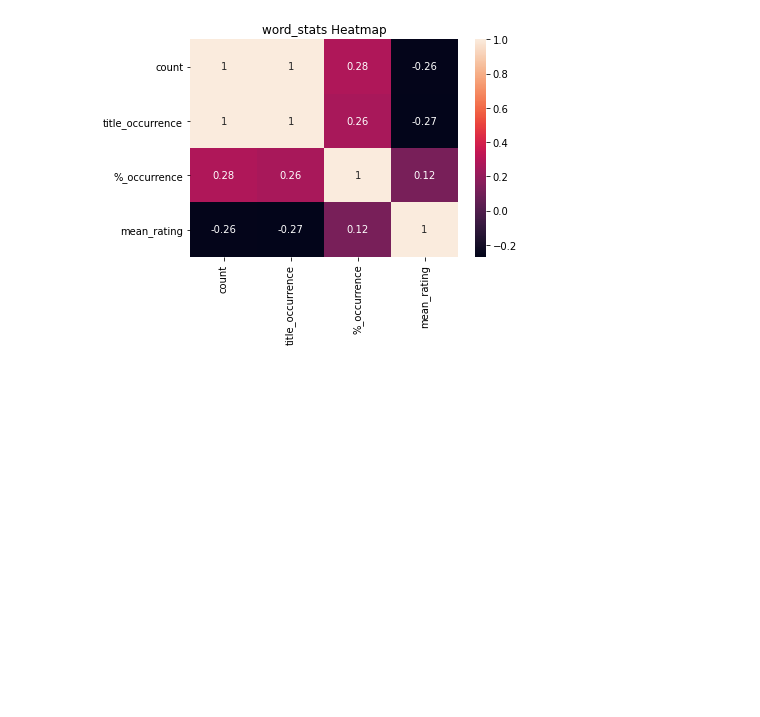
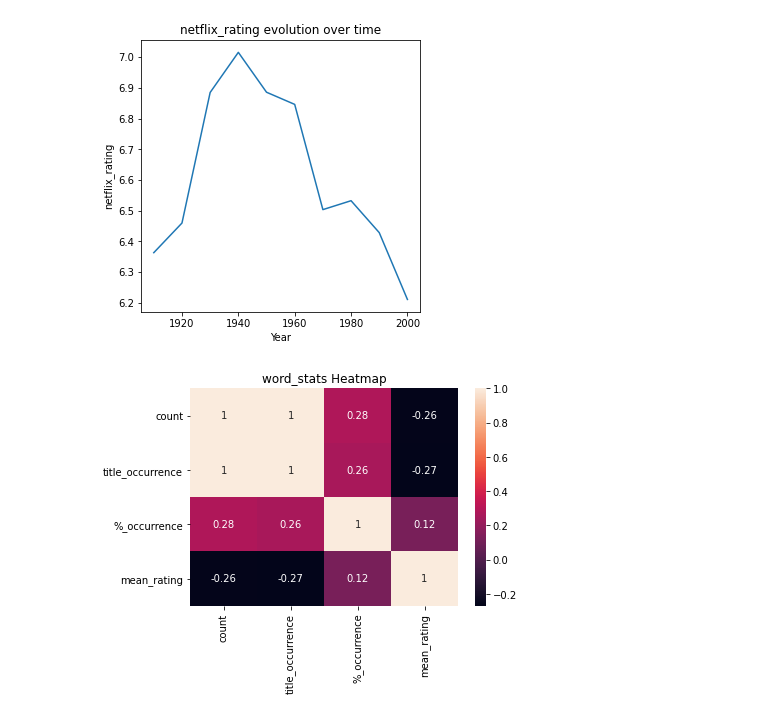
Before and after one commit to Garcipaldis/bridge_datascience_JorgeGarcia, a Jupyter notebook: EDA_FINAL/notebooks/visualization.ipynb, the cells around one changed output. Saved outputs shown, nothing was run; the diff lists cells and outputs as text; code cells hidden in the pictures; blank space fills up the shorter version.

```diff
--- a/EDA_FINAL/notebooks/visualization.ipynb
+++ b/EDA_FINAL/notebooks/visualization.ipynb
@@ -36,6 +38,11 @@ expanse = pd.read_csv(rootpath + os.sep + 'data' + os.sep + 'EXPANSE.csv')
 word_stats = pd.read_csv(rootpath + os.sep + 'data' + os.sep + 'WORD_STATS.csv')
 # %%
 viz = Visualizer(data, expanse, word_stats)
+# %%
+reports = rootpath + os.sep + 'reports'
+viz.plot_year_lineplot(save=reports)
+# %% [output]
+[figure, added]
 # %%
 viz.heatmap(data='word_stats')
 # %% [output]
```
Also changed, not shown: parts of 1 cell of this notebook, 18 other files.
